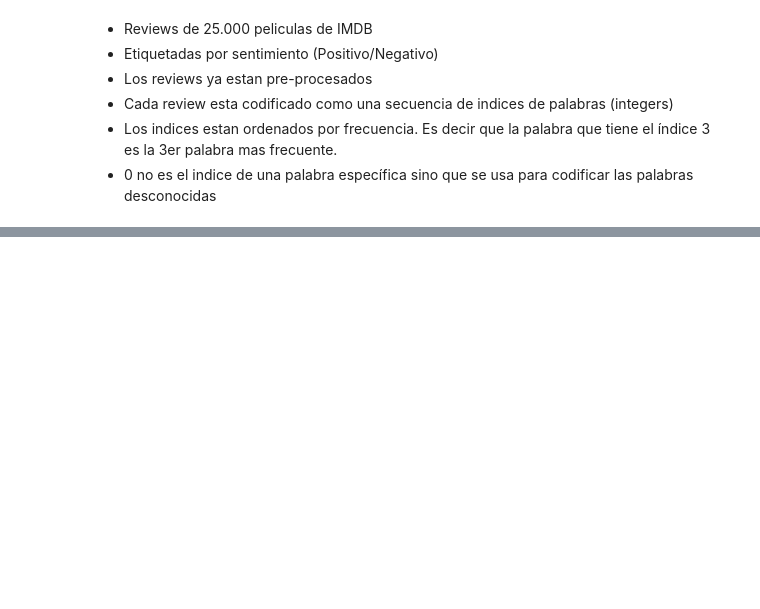
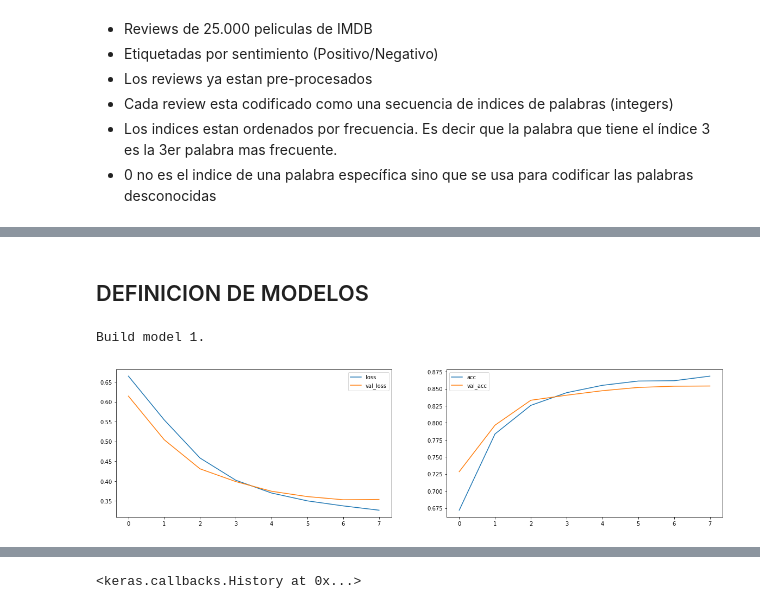
Before and after one commit to gebasilio/Regularizacion-1, a Jupyter notebook: 3-IMDB-Sentiment-Analisys.ipynb, the cells around one changed output, grey strips where cells are left out. Saved outputs shown, nothing was run; the diff lists cells and outputs as text; code cells hidden in the pictures; blank space fills up the shorter version.

Commit message:
TP IMDB Analisis Sentimientos 09112017

```diff
--- a/3-IMDB-Sentiment-Analisys.ipynb
+++ b/3-IMDB-Sentiment-Analisys.ipynb
@@ -247,0 +101,41 @@ print("Accuracy: %.2f%%" % (scores_3[1] * 100))
+# %% [markdown]
+## DEFINICION DE MODELOS
+# %%
+#Modelos
+print('Build model 1.')
+
+def get_model(max_features, embedding_dims, maxlen, optimizer):
+    model = Sequential()
+    model.add(Embedding(max_features, embedding_dims, input_length=maxlen))
+    model.add(GlobalAveragePooling1D())
+    model.add(Dense(1, activation='sigmoid'))
+
+    if optimizer == 'adam':
+        optim = optimizers.Adam(lr=0.001, beta_1=0.9, beta_2=0.999, epsilon=1e-08, decay=0.0)
+    elif optimizer == 'rmsprop':
+        optim = optimizers.RMSprop(lr=0.001, rho=0.9, epsilon=1e-08, decay=0.0)
+    elif optimizer == 'sgd':
+        optim = optimizers.SGD(lr=0.01, decay=1e-6, momentum=0.9, nesterov=True)
+
+    model.compile(loss='binary_crossentropy', optimizer=optim, metrics=['accuracy'])
+    print(model.summary())
+    return model
+# %% [output]
+Build model 1.
+# %%
+#Entrenar el modelo
+from fnn_helper import PlotLosses
+from keras.callbacks import ModelCheckpoint
+
+## Callback para graficar
+plot_losses1 = PlotLosses(plot_interval=1, evaluate_interval=None, x_val=X_test, y_val_categorical=y_test)
+## Callback para guardar pesos
+checkpointer1= ModelCheckpoint(filepath='model1_adam.imdb.hdf5', verbose=1, save_best_only=True)
+
+# Use different optimization methods
+opt = "adam"
+model1 = get_model(max_features=20000, embedding_dims=50, maxlen=maxlen, optimizer=opt)
+model1.fit(X_train, y_train, batch_size=32, epochs=8,
+        validation_data=(X_test, y_test), callbacks=[plot_losses1,checkpointer1])
+# %% [output]
+[figure, added]
@@ -247,0 +144 @@ print("Accuracy: %.2f%%" % (scores_3[1] * 100))
+<keras.callbacks.History at 0x...>
```
Also changed, not shown: parts of 34 cells of this notebook, 9 other files.
